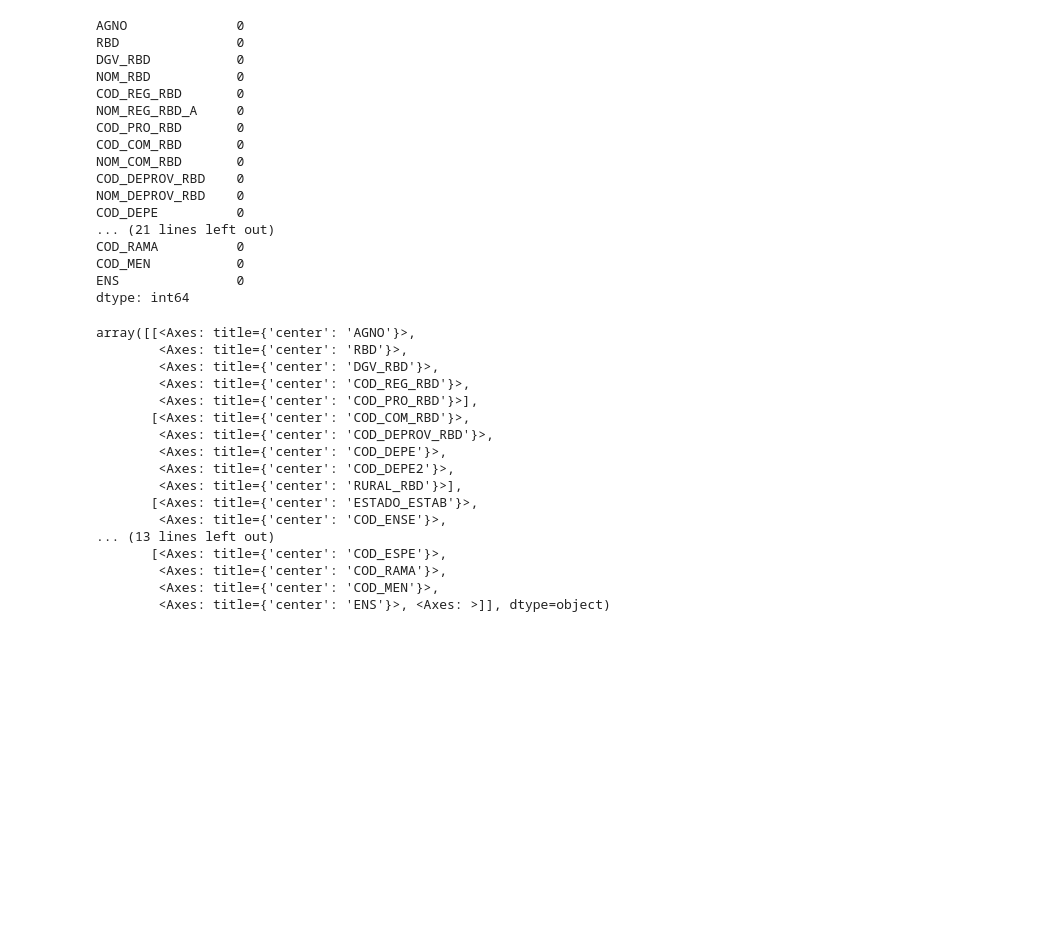
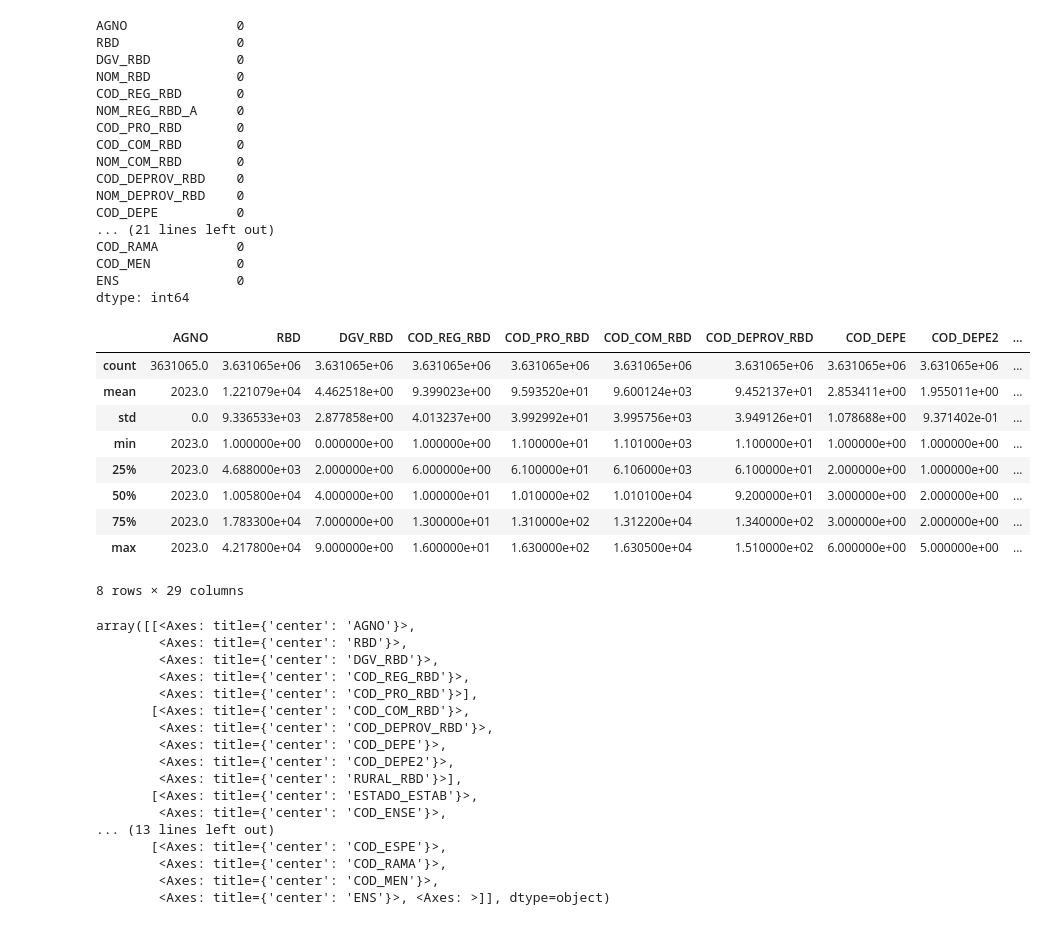
Before and after one commit to Igrojas/Datos-Abiertos-Mineduc, a Jupyter notebook: AnalisisDatos.ipynb, the cells around one changed output. Cells and saved outputs as stored; diff of their text form; code cells hidden in the pictures; blank space fills up the shorter version.

```diff
--- a/AnalisisDatos.ipynb
+++ b/AnalisisDatos.ipynb
@@ -53,6 +68,19 @@ COD_RAMA          0
 COD_MEN           0
 ENS               0
 dtype: int64
+# %%
+df1.describe()
+# %% [output]
+|  | AGNO | RBD | DGV_RBD | COD_REG_RBD | COD_PRO_RBD | COD_COM_RBD | COD_DEPROV_RBD | COD_DEPE | COD_DEPE2 | ... |
+| count | 3631065.0 | 3.631065e+06 | 3.631065e+06 | 3.631065e+06 | 3.631065e+06 | 3.631065e+06 | 3.631065e+06 | 3.631065e+06 | 3.631065e+06 | ... |
+| mean | 2023.0 | 1.221079e+04 | 4.462518e+00 | 9.399023e+00 | 9.593520e+01 | 9.600124e+03 | 9.452137e+01 | 2.853411e+00 | 1.955011e+00 | ... |
+| std | 0.0 | 9.336533e+03 | 2.877858e+00 | 4.013237e+00 | 3.992992e+01 | 3.995756e+03 | 3.949126e+01 | 1.078688e+00 | 9.371402e-01 | ... |
+| min | 2023.0 | 1.000000e+00 | 0.000000e+00 | 1.000000e+00 | 1.100000e+01 | 1.101000e+03 | 1.100000e+01 | 1.000000e+00 | 1.000000e+00 | ... |
+| 25% | 2023.0 | 4.688000e+03 | 2.000000e+00 | 6.000000e+00 | 6.100000e+01 | 6.106000e+03 | 6.100000e+01 | 2.000000e+00 | 1.000000e+00 | ... |
+| 50% | 2023.0 | 1.005800e+04 | 4.000000e+00 | 1.000000e+01 | 1.010000e+02 | 1.010100e+04 | 9.200000e+01 | 3.000000e+00 | 2.000000e+00 | ... |
+| 75% | 2023.0 | 1.783300e+04 | 7.000000e+00 | 1.300000e+01 | 1.310000e+02 | 1.312200e+04 | 1.340000e+02 | 3.000000e+00 | 2.000000e+00 | ... |
+| max | 2023.0 | 4.217800e+04 | 9.000000e+00 | 1.600000e+01 | 1.630000e+02 | 1.630500e+04 | 1.510000e+02 | 6.000000e+00 | 5.000000e+00 | ... |
+8 rows × 29 columns
 # %%
 df1.hist(bins=25, figsize=(20,20))
 # %% [output]
```
Also changed, not shown: parts of 1 cell of this notebook.
